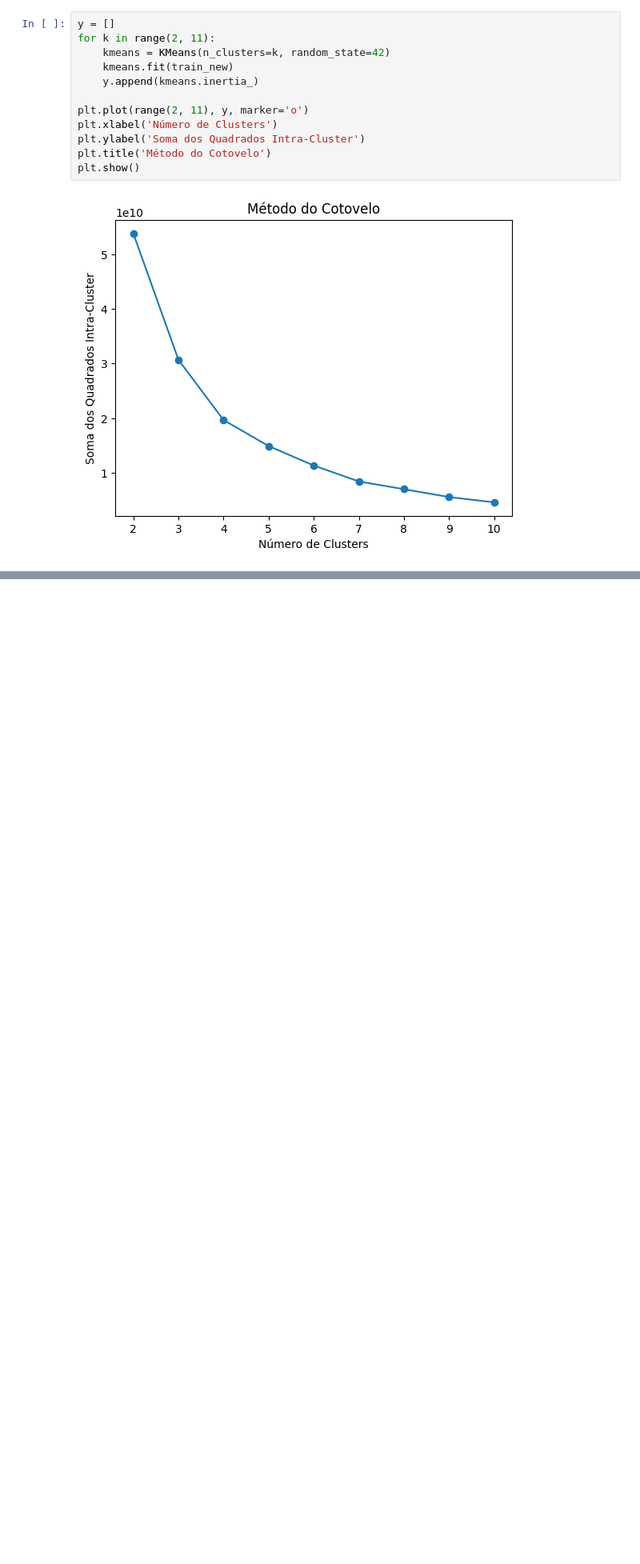
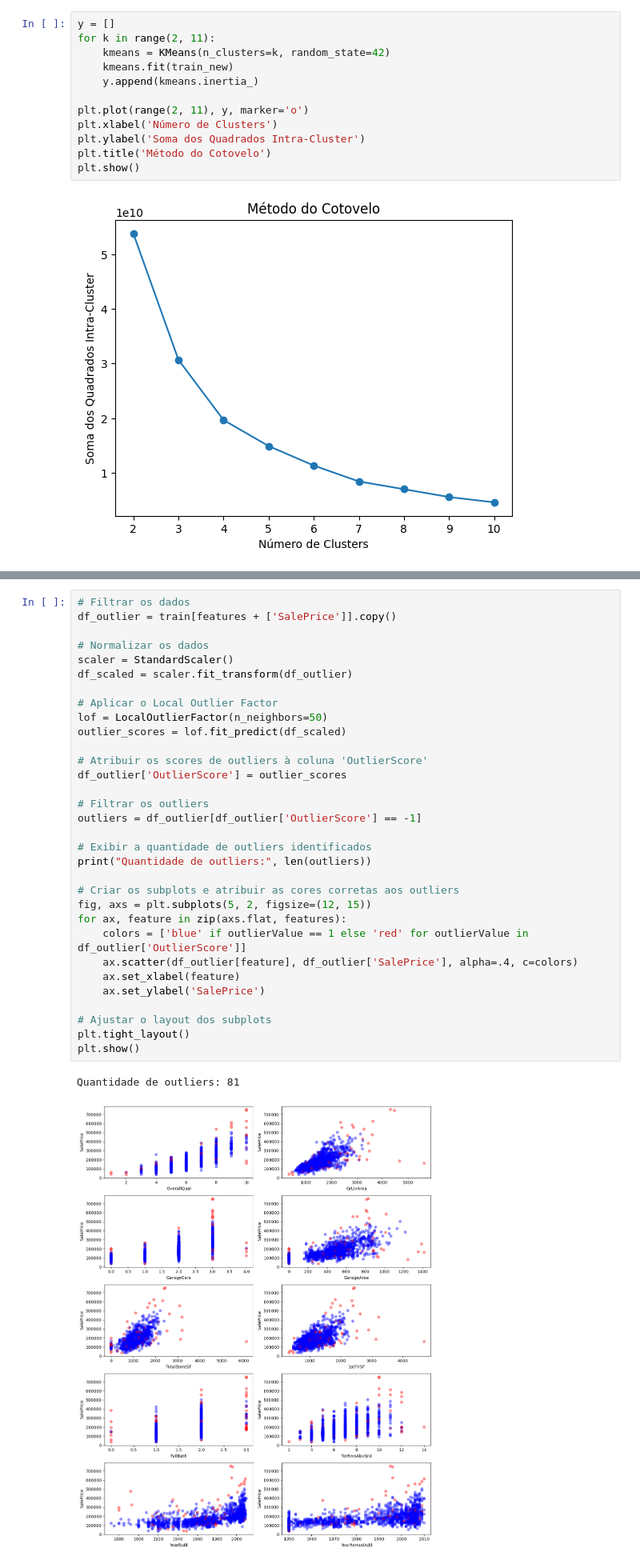
Before and after one commit to DanielMarinhoFerreira/C3, a Jupyter notebook: Avaliacao_-_C3.ipynb, the cells around one changed output, grey strips where cells are left out. Shown at 80% size. Cells and saved outputs as stored; diff of their text form; blank space fills up the shorter version.

Commit message:
correções
outliers implementado

```diff
--- a/Avaliacao_-_C3.ipynb
+++ b/Avaliacao_-_C3.ipynb
@@ -369,0 +422,35 @@ plt.show()
+# %%
+# Filtrar os dados
+df_outlier = train[features + ['SalePrice']].copy()
+
+# Normalizar os dados
+scaler = StandardScaler()
+df_scaled = scaler.fit_transform(df_outlier)
+
+# Aplicar o Local Outlier Factor
+lof = LocalOutlierFactor(n_neighbors=50)
+outlier_scores = lof.fit_predict(df_scaled)
+
+# Atribuir os scores de outliers à coluna 'OutlierScore'
+df_outlier['OutlierScore'] = outlier_scores
+
+# Filtrar os outliers
+outliers = df_outlier[df_outlier['OutlierScore'] == -1]
+
+# Exibir a quantidade de outliers identificados
+print("Quantidade de outliers:", len(outliers))
+
+# Criar os subplots e atribuir as cores corretas aos outliers
+fig, axs = plt.subplots(5, 2, figsize=(12, 15))
+for ax, feature in zip(axs.flat, features):
+    colors = ['blue' if outlierValue == 1 else 'red' for outlierValue in df_outlier['OutlierScore']]
+    ax.scatter(df_outlier[feature], df_outlier['SalePrice'], alpha=.4, c=colors)
+    ax.set_xlabel(feature)
+    ax.set_ylabel('SalePrice')
+
+# Ajustar o layout dos subplots
+plt.tight_layout()
+plt.show()
+# %% [output]
+Quantidade de outliers: 81
+[figure, added]
```
Also changed, not shown: parts of 6 cells of this notebook.
